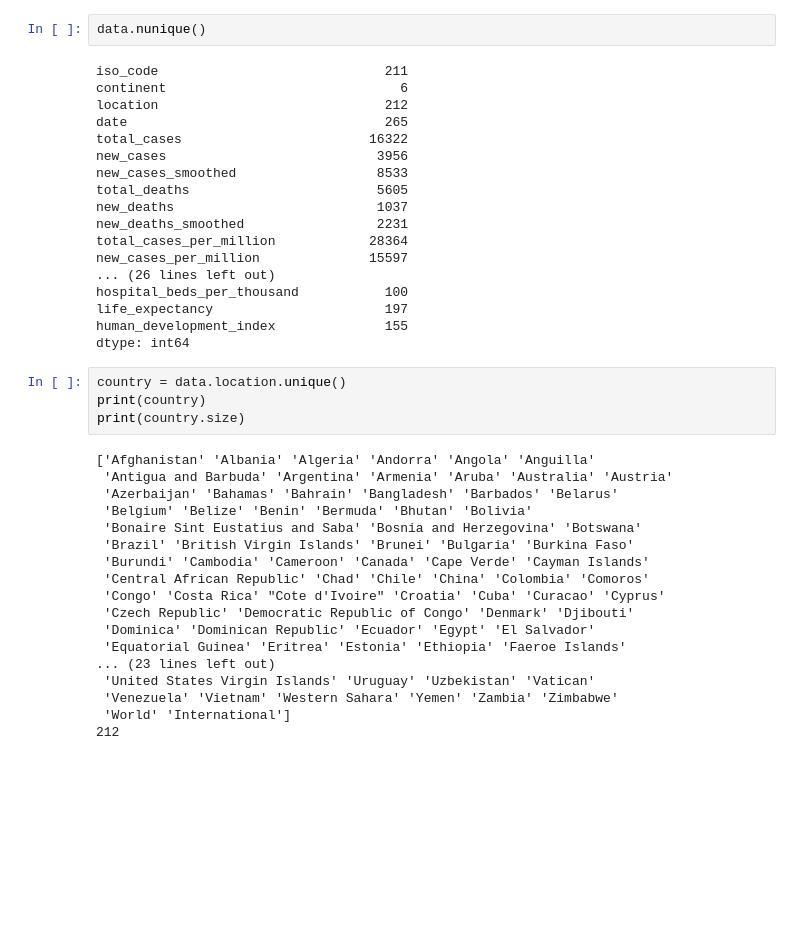
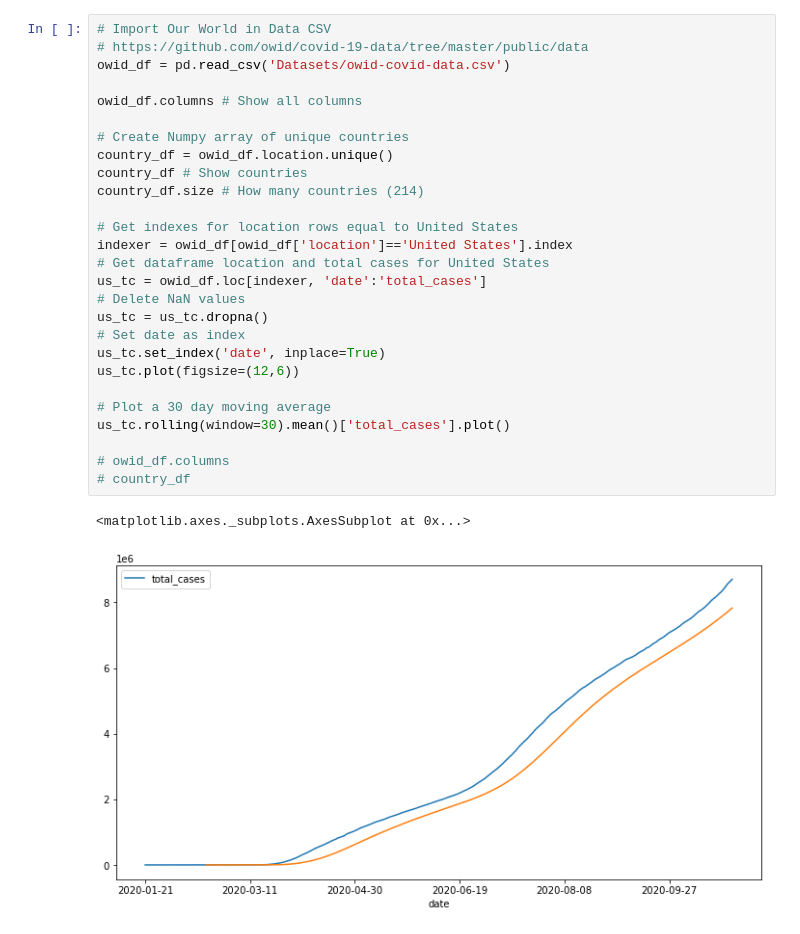
Before and after one commit to nikitaagarwala16/Breaking-down-Covid-19, a Jupyter notebook: Our World In Data Covid Dataset Analysis.ipynb, the cells around one changed output. Cells and saved outputs as stored; diff of their text form; blank space fills up the shorter version.

```diff
--- a/Our World In Data Covid Dataset Analysis.ipynb
+++ b/Our World In Data Covid Dataset Analysis.ipynb
@@ -74,42 +20,30 @@ Index(['iso_code', 'continent', 'location', 'date', 'total_cases', 'new_cases',
-# %%
-data.nunique()
-# %% [output]
-iso_code                             211
-continent                              6
-location                             212
-date                                 265
-total_cases                        16322
-new_cases                           3956
-new_cases_smoothed                  8533
-total_deaths                        5605
-new_deaths                          1037
-new_deaths_smoothed                 2231
-total_cases_per_million            28364
-new_cases_per_million              15597
-... (26 lines left out)
-hospital_beds_per_thousand           100
-life_expectancy                      197
-human_development_index              155
-dtype: int64
-# %%
-country = data.location.unique()
-print(country)
-print(country.size)
-# %% [output]
-['Afghanistan' 'Albania' 'Algeria' 'Andorra' 'Angola' 'Anguilla'
- 'Antigua and Barbuda' 'Argentina' 'Armenia' 'Aruba' 'Australia' 'Austria'
- 'Azerbaijan' 'Bahamas' 'Bahrain' 'Bangladesh' 'Barbados' 'Belarus'
- 'Belgium' 'Belize' 'Benin' 'Bermuda' 'Bhutan' 'Bolivia'
- 'Bonaire Sint Eustatius and Saba' 'Bosnia and Herzegovina' 'Botswana'
- 'Brazil' 'British Virgin Islands' 'Brunei' 'Bulgaria' 'Burkina Faso'
- 'Burundi' 'Cambodia' 'Cameroon' 'Canada' 'Cape Verde' 'Cayman Islands'
- 'Central African Republic' 'Chad' 'Chile' 'China' 'Colombia' 'Comoros'
- 'Congo' 'Costa Rica' "Cote d'Ivoire" 'Croatia' 'Cuba' 'Curacao' 'Cyprus'
- 'Czech Republic' 'Democratic Republic of Congo' 'Denmark' 'Djibouti'
- 'Dominica' 'Dominican Republic' 'Ecuador' 'Egypt' 'El Salvador'
- 'Equatorial Guinea' 'Eritrea' 'Estonia' 'Ethiopia' 'Faeroe Islands'
-... (23 lines left out)
- 'United States Virgin Islands' 'Uruguay' 'Uzbekistan' 'Vatican'
- 'Venezuela' 'Vietnam' 'Western Sahara' 'Yemen' 'Zambia' 'Zimbabwe'
- 'World' 'International']
-212
+# %%
+# Import Our World in Data CSV
+# https://github.com/owid/covid-19-data/tree/master/public/data
+owid_df = pd.read_csv('Datasets/owid-covid-data.csv')
+
+owid_df.columns # Show all columns
+
+# Create Numpy array of unique countries
+country_df = owid_df.location.unique()
+country_df # Show countries
+country_df.size # How many countries (214)
+
+# Get indexes for location rows equal to United States
+indexer = owid_df[owid_df['location']=='United States'].index
+# Get dataframe location and total cases for United States
+us_tc = owid_df.loc[indexer, 'date':'total_cases']
+# Delete NaN values
+us_tc = us_tc.dropna()
+# Set date as index
+us_tc.set_index('date', inplace=True)
+us_tc.plot(figsize=(12,6))
+
+# Plot a 30 day moving average
+us_tc.rolling(window=30).mean()['total_cases'].plot()
+
+# owid_df.columns
+# country_df
+# %% [output]
+<matplotlib.axes._subplots.AxesSubplot at 0x...>
+[figure, added]
```
Also changed, not shown: parts of 26 cells of this notebook, 5 other files.
